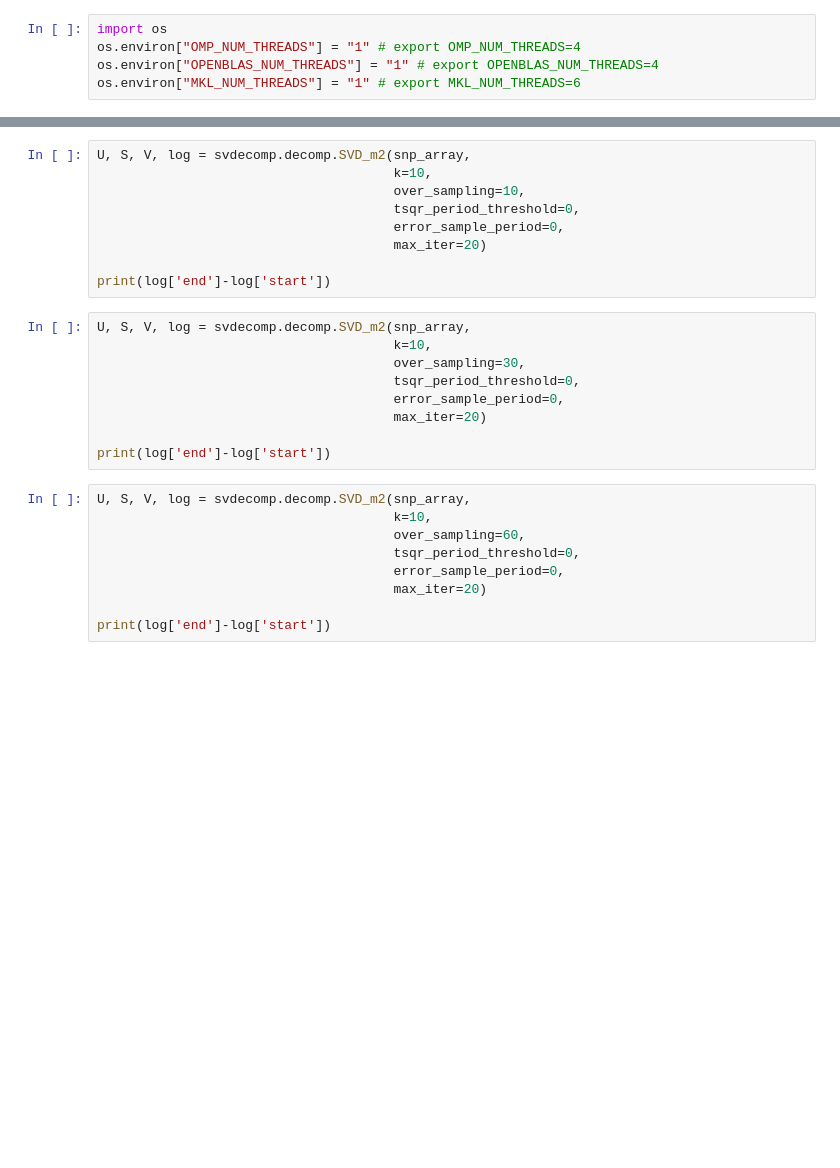
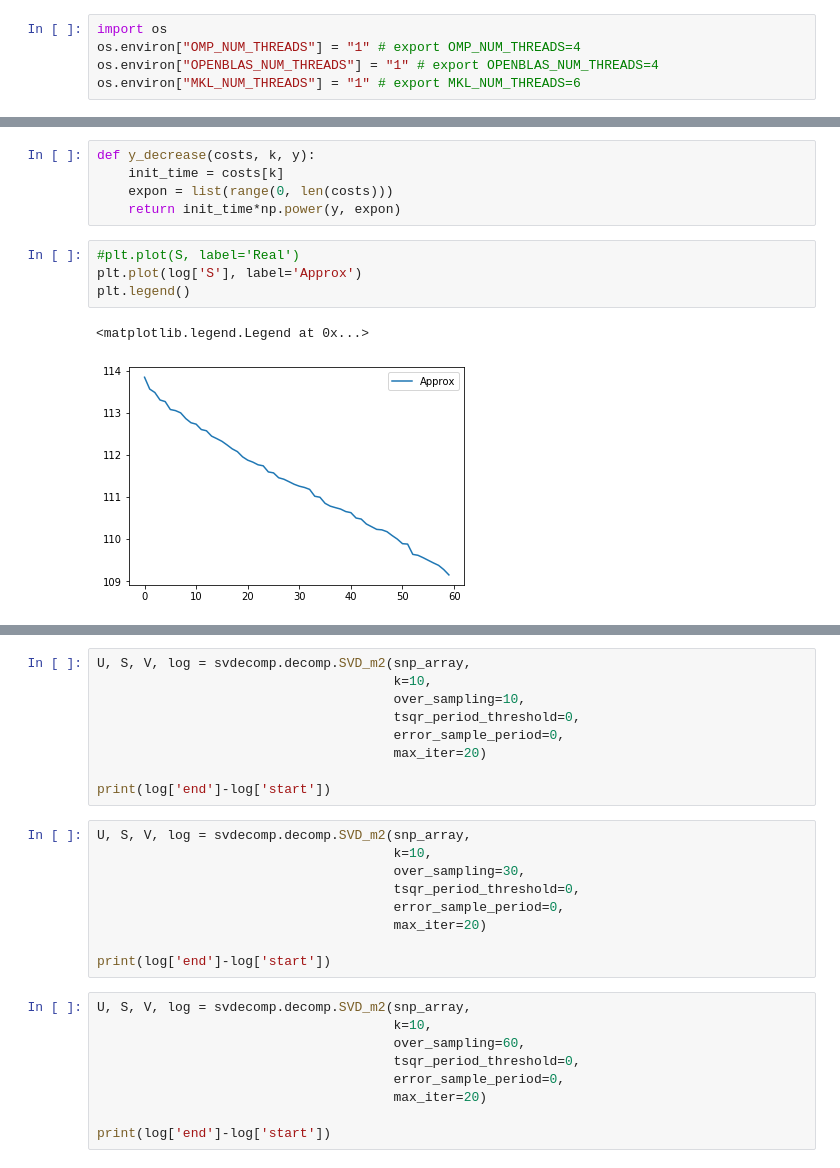
Before and after one commit to TNonet/lmdec_research, a Jupyter notebook: EigenWarmStart.ipynb, the cells around one changed output, grey strips where cells are left out. Saved outputs shown, nothing was run; the diff lists cells and outputs as text; blank space fills up the shorter version.

```diff
--- a/EigenWarmStart.ipynb
+++ b/EigenWarmStart.ipynb
@@ -31,3 +89,15 @@ da.linalg.norm(snp_array[0:4000,0:4000], 'nuc').compute()
+# %%
+def y_decrease(costs, k, y):
+    init_time = costs[k]
+    expon = list(range(0, len(costs)))
+    return init_time*np.power(y, expon)
+# %%
+#plt.plot(S, label='Real')
+plt.plot(log['S'], label='Approx')
+plt.legend()
+# %% [output]
+<matplotlib.legend.Legend at 0x...>
+[figure, added]
 # %%
 k = 10
 plt.plot(log['costs'], label ='Time')
```
Also changed, not shown: parts of 26 cells of this notebook, 27 other files.
